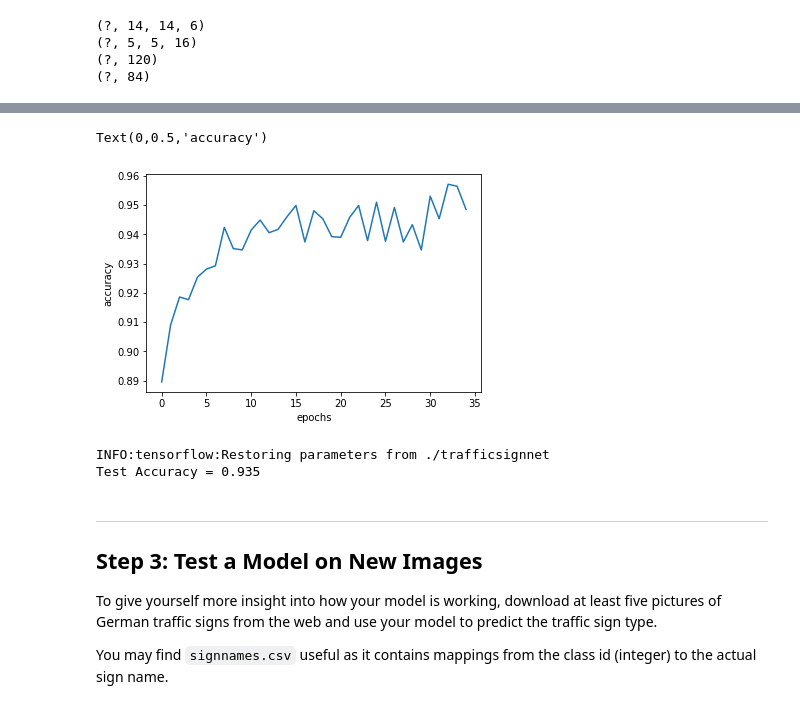
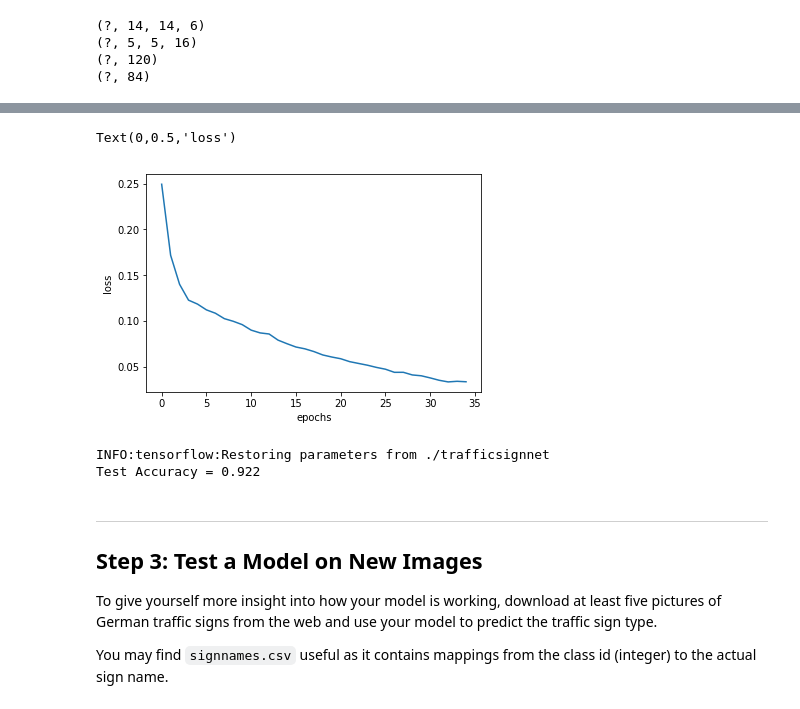
Before and after one commit to MartinLampel/CarND-Traffic-Sign-Classifier, a Jupyter notebook: Traffic_Sign_Classifier.ipynb, the cells around one changed output, grey strips where cells are left out. Cells and saved outputs as stored; diff of their text form; code cells hidden in the pictures.

Commit message:
training improvments

```diff
--- a/Traffic_Sign_Classifier.ipynb
+++ b/Traffic_Sign_Classifier.ipynb
@@ -306,8 +306,8 @@ x = tf.placeholder(tf.float32, (None, 32, 32, 1))
 y = tf.placeholder(tf.int32, (None))
 one_hot_y = tf.one_hot(y, 43)
 # %%
-rate = 0.0008
-BATCH_SIZE = 16
+rate = 0.001
+BATCH_SIZE = 8
 
 logits = Model(x)
 cross_entropy = tf.nn.softmax_cross_entropy_with_logits(labels=one_hot_y, logits=logits)
@@ -337,9 +337,12 @@ def evaluate(X_data, y_data):
 EPOCHS = 35
 
 validation_accuracies = []
+training_accuracies = []
+losses = []
 best_session = None
 highest_accuracy = 0
 
+bs = BATCH_SIZE
 with tf.Session() as sess:
     sess.run(tf.global_variables_initializer())
     num_examples = len(X_train)
@@ -348,19 +351,34 @@ with tf.Session() as sess:
     print()
     for i in range(EPOCHS):
         X_train, y_train = shuffle(X_train, y_train)
+        offset = 0
+        end = 0
+        j = 0
 
-        for offset in range(0, num_examples, BATCH_SIZE):
-            end = offset + BATCH_SIZE
+        while end < num_examples:
+            if j % 1000 == 0 and bs < 1024:
+                bs *= 2
+            j += 1
+            end = offset + bs
             batch_x, batch_y = X_train[offset:end], y_train[offset:end]
             sess.run(training_operation, feed_dict={x: batch_x, y: batch_y})
+            offset = end + 1
+
+        l = sess.run(loss, feed_dict={x: X_train, y: y_train})
+        losses.append(l)
 
         validation_accuracy = evaluate(X_valid, y_valid)
         validation_accuracies.append(validation_accuracy)
+
+        train_accuracy = evaluate(X_train, y_train)
+        training_accuracies.append(train_accuracy)
 
         if validation_accuracy > highest_accuracy:
             highest_accuracy = validation_accuracy
             saver.save(sess, './trafficsignnet')
         print("EPOCH {} ...".format(i+1))
+        print("Loss = {:.3f}".format(l))
+        print("Training Accuracy = {:.3f}".format(train_accuracy))
         print("Validation Accuracy = {:.3f}".format(validation_accuracy))
         print()
 
@@ -386,11 +414,11 @@ Model saved
 # %%
 plt.figure()
-plt.plot(validation_accuracies)
+plt.plot(losses)
 plt.xlabel('epochs')
-plt.ylabel('accuracy')
+plt.ylabel('loss')
 # %% [output]
-Text(0,0.5,'accuracy')
+Text(0,0.5,'loss')
-[figure, old version]
+[figure, new version]
 # %%
 with tf.Session() as sess:
     saver.restore(sess, tf.train.latest_checkpoint('.'))
@@ -399,7 +427,7 @@ with tf.Session() as sess:
     print("Test Accuracy = {:.3f}".format(test_accuracy))
 # %% [output]
 INFO:tensorflow:Restoring parameters from ./trafficsignnet
-Test Accuracy = 0.935
+Test Accuracy = 0.922
 # %% [markdown]
 ---
 
```
Also changed, not shown: parts of 11 cells of this notebook, 11 other files.
